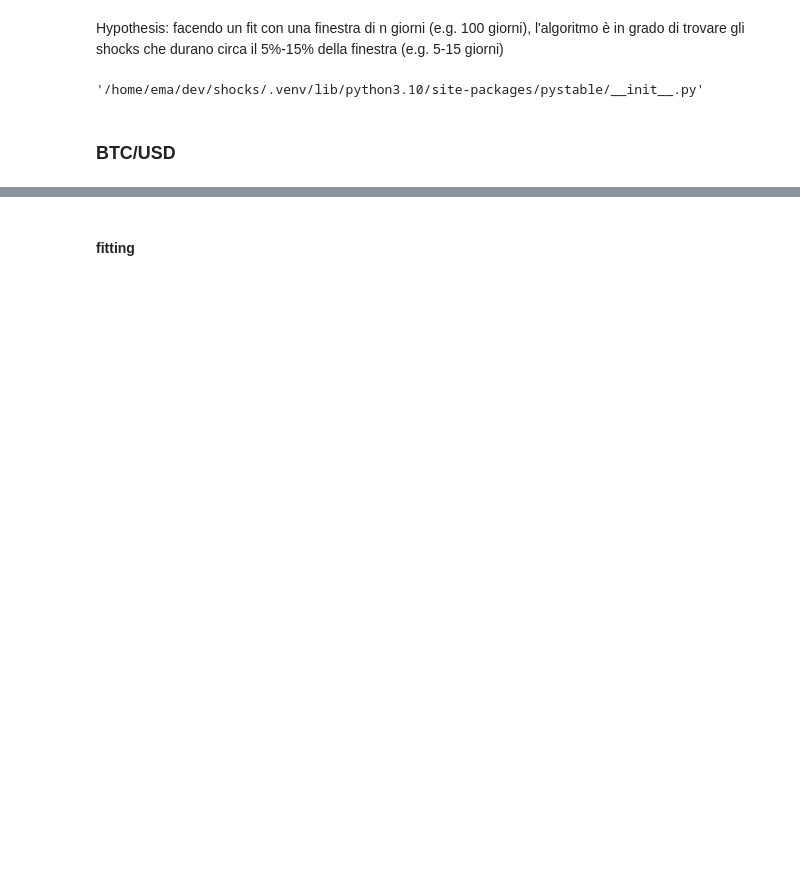
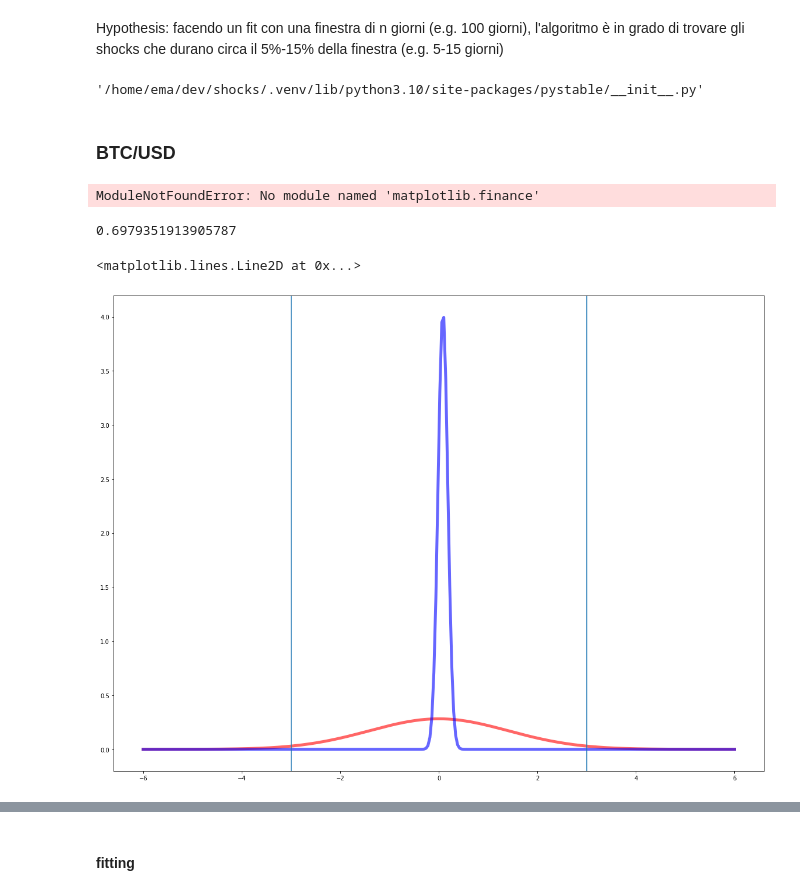
Before and after one commit to EmaMerca/shocks, a Jupyter notebook: notebook.ipynb, the cells around one changed output, grey strips where cells are left out. Saved outputs shown, nothing was run; the diff lists cells and outputs as text; code cells hidden in the pictures; blank space fills up the shorter version.

```diff
--- a/notebook.ipynb
+++ b/notebook.ipynb
@@ -103,0 +112,36 @@ data = preprocess(load(data_path))
+# %%
+from matplotlib.finance import candlestick2_ohlc
+df = pd.read_csv("/home/ema/dev/shocks/data/binance/BNBBTC/BNBBTC-1m-2021-04.zip")
+df.columns = ["Open time", "Open", "High", "Low", "Close", "Volume", "Close time", "Quote asset volume", "Number of trades", "Taker buy base asset volume", "Taker buy quote asset volume", "Ignore"]
+df
+# %% [output]
+ModuleNotFoundError: No module named 'matplotlib.finance'
+# %%
+from scipy.stats import levy_stable, norm
+from scipy.spatial.distance import jensenshannon
+fig, ax = plt.subplots(1, 1)
+
+
+levy = levy_stable(alpha=2, beta=0)
+
+
+
+alpha, beta = 2, 0
+
+mean, var, skew, kurt = levy_stable.stats(alpha, beta, moments='mvsk')
+x = np.linspace(start=-6,stop=6, num=300)
+l = levy_stable.pdf(x, alpha, beta)
+
+gauss = norm(*norm.fit(l))
+g = gauss.pdf(x)
+js = jensenshannon(g, l)
+print(js)
+ax.plot(x, l, 'r-', lw=5, alpha=0.6, label='levy_stable pdf')
+ax.plot(x, g, 'b-', lw=5, alpha=0.6, label='normal pdf')
+ax.axvline(3)
+ax.axvline(-3)
+plt.show()
+# %% [output]
+0.6979351913905787
+<matplotlib.lines.Line2D at 0x...>
+[figure, added]
```
Also changed, not shown: parts of 19 cells of this notebook, 2 other files.
